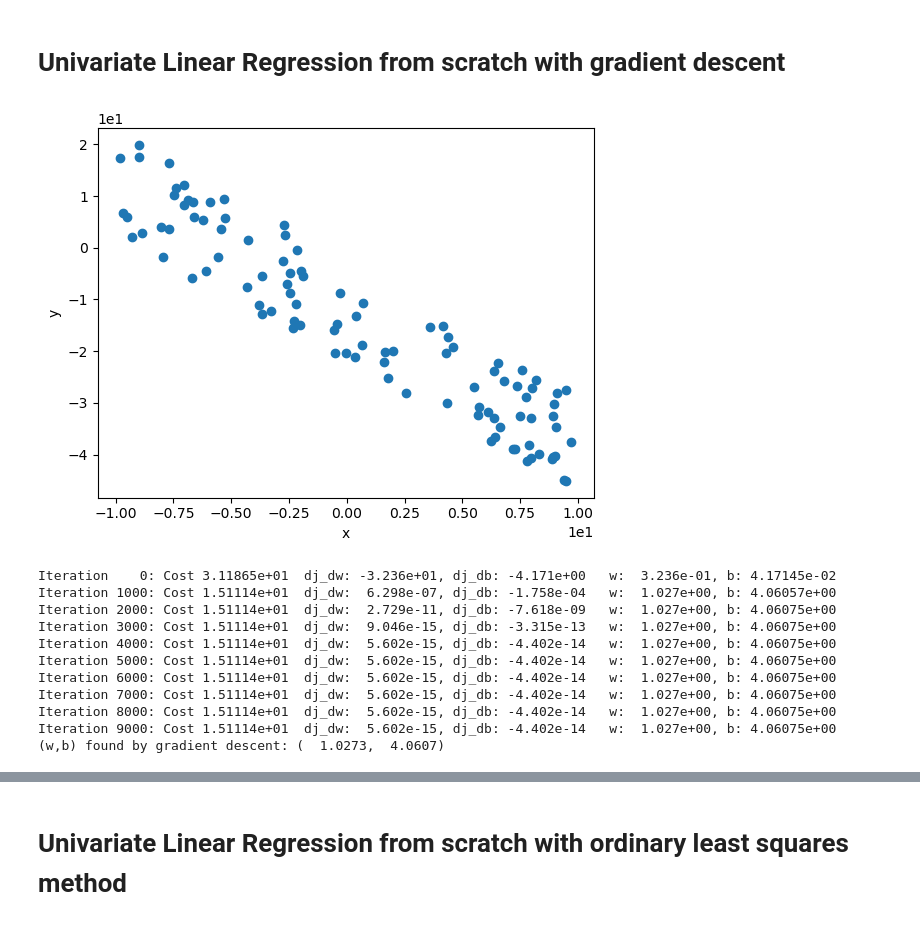
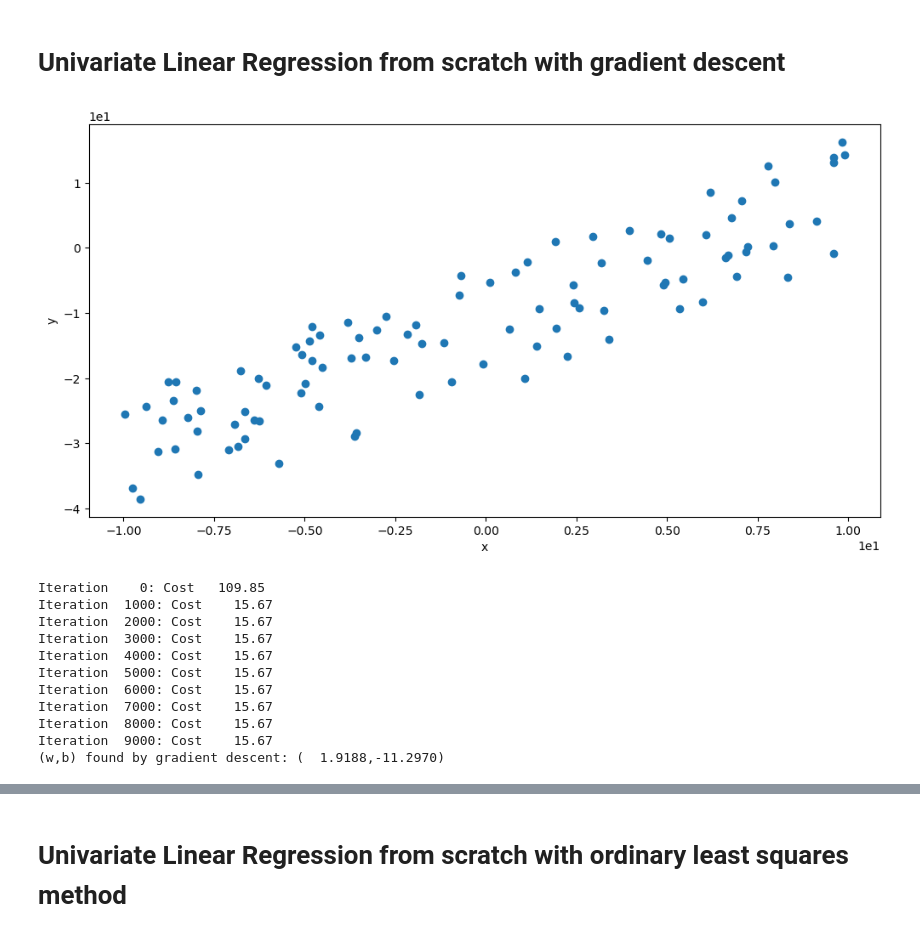
Before and after one commit to AmirAlakbarli/Linear-Regression, a Jupyter notebook: univariate_linear_regression.ipynb, the cells around one changed output, grey strips where cells are left out. Cells and saved outputs as stored; diff of their text form; code cells hidden in the pictures.

```diff
--- a/univariate_linear_regression.ipynb
+++ b/univariate_linear_regression.ipynb
@@ -14,10 +6,0 @@ y_train = w * x_train + b + (20 * np.random.rand(100) - 10)
-# %%
-plt.scatter(x_train, y_train)
-# give name to the axis
-plt.xlabel('x')
-plt.ylabel('y')
-# divide axis value by 10 and show 1e2 instead of 100
-plt.ticklabel_format(style='sci', axis='both', scilimits=(0,0))
-plt.show()
-# %% [output]
-[figure, removed]
@@ -68,20 +7,26 @@ def gradient_descent(x, y, w_in, b_in, alpha, num_iters, cost_function, gradient
+# %%
+w, b = generate_w_b(w_limit=5, b_limit=15)
+x_train, y_train = generate_X_y((100, ), w, b, 10, 10)
+plt_linear(x_train, y_train)
+plt.show()
+# %% [output]
+[figure, added]
 # %%
 w_init, b_init = 0, 0
 iterations = 10000
 alpha = 1.0e-2
 
-w_final, b_final, J_hist, p_hist = gradient_descent(x_train, y_train, w_init, b_init, alpha, iterations, compute_cost, compute_gradient)
-
+w_final, b_final, J_hist = gradient_descent(x_train, y_train, w_init, b_init, compute_cost, compute_gradient, alpha, iterations)
 print(f"(w,b) found by gradient descent: ({w_final:8.4f},{b_final:8.4f})")
 # %% [output]
-Iteration    0: Cost 3.11865e+01  dj_dw: -3.236e+01, dj_db: -4.171e+00   w:  3.236e-01, b: 4.17145e-02
-Iteration 1000: Cost 1.51114e+01  dj_dw:  6.298e-07, dj_db: -1.758e-04   w:  1.027e+00, b: 4.06057e+00
-Iteration 2000: Cost 1.51114e+01  dj_dw:  2.729e-11, dj_db: -7.618e-09   w:  1.027e+00, b: 4.06075e+00
-Iteration 3000: Cost 1.51114e+01  dj_dw:  9.046e-15, dj_db: -3.315e-13   w:  1.027e+00, b: 4.06075e+00
-Iteration 4000: Cost 1.51114e+01  dj_dw:  5.602e-15, dj_db: -4.402e-14   w:  1.027e+00, b: 4.06075e+00
-Iteration 5000: Cost 1.51114e+01  dj_dw:  5.602e-15, dj_db: -4.402e-14   w:  1.027e+00, b: 4.06075e+00
-Iteration 6000: Cost 1.51114e+01  dj_dw:  5.602e-15, dj_db: -4.402e-14   w:  1.027e+00, b: 4.06075e+00
-Iteration 7000: Cost 1.51114e+01  dj_dw:  5.602e-15, dj_db: -4.402e-14   w:  1.027e+00, b: 4.06075e+00
-Iteration 8000: Cost 1.51114e+01  dj_dw:  5.602e-15, dj_db: -4.402e-14   w:  1.027e+00, b: 4.06075e+00
-Iteration 9000: Cost 1.51114e+01  dj_dw:  5.602e-15, dj_db: -4.402e-14   w:  1.027e+00, b: 4.06075e+00
-(w,b) found by gradient descent: (  1.0273,  4.0607)
+Iteration    0: Cost   109.85
+Iteration  1000: Cost    15.67
+Iteration  2000: Cost    15.67
+Iteration  3000: Cost    15.67
+Iteration  4000: Cost    15.67
+Iteration  5000: Cost    15.67
+Iteration  6000: Cost    15.67
+Iteration  7000: Cost    15.67
+Iteration  8000: Cost    15.67
+Iteration  9000: Cost    15.67
+(w,b) found by gradient descent: (  1.9188,-11.2970)
```
Also changed, not shown: parts of 13 cells of this notebook, 2 other files.
